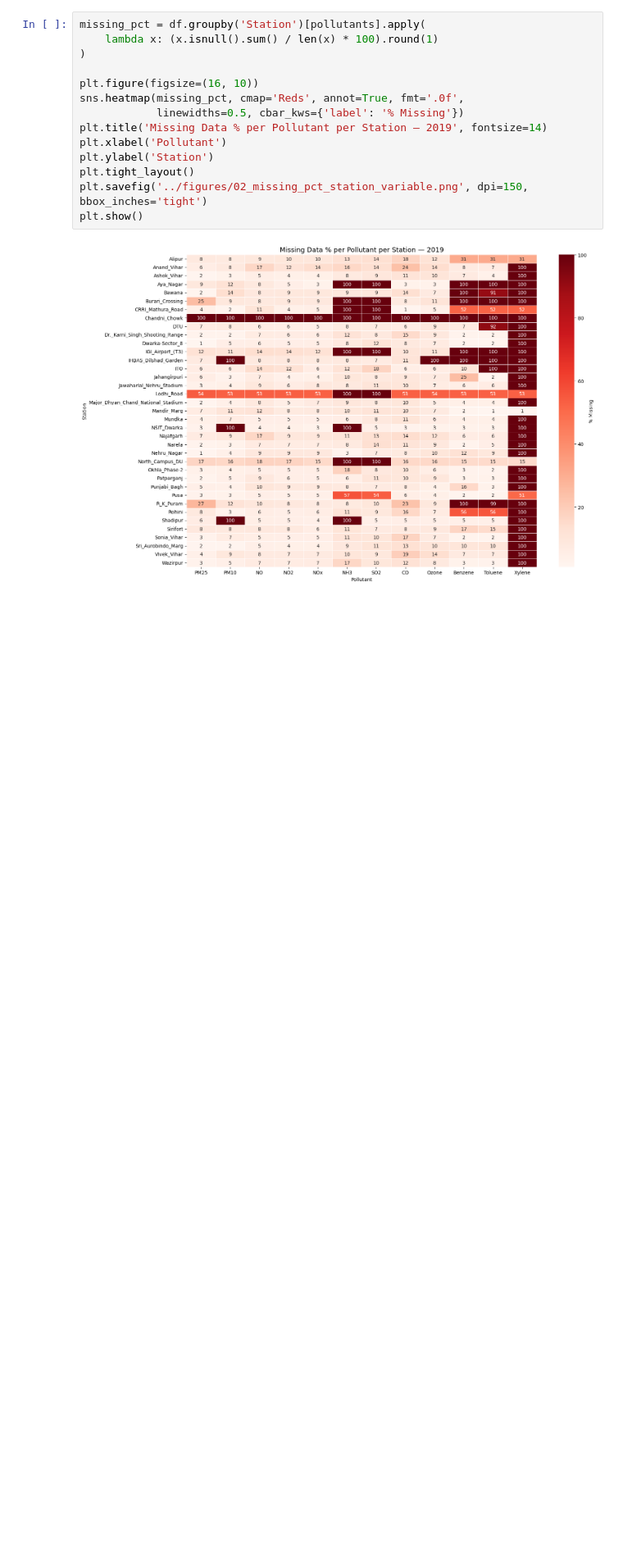
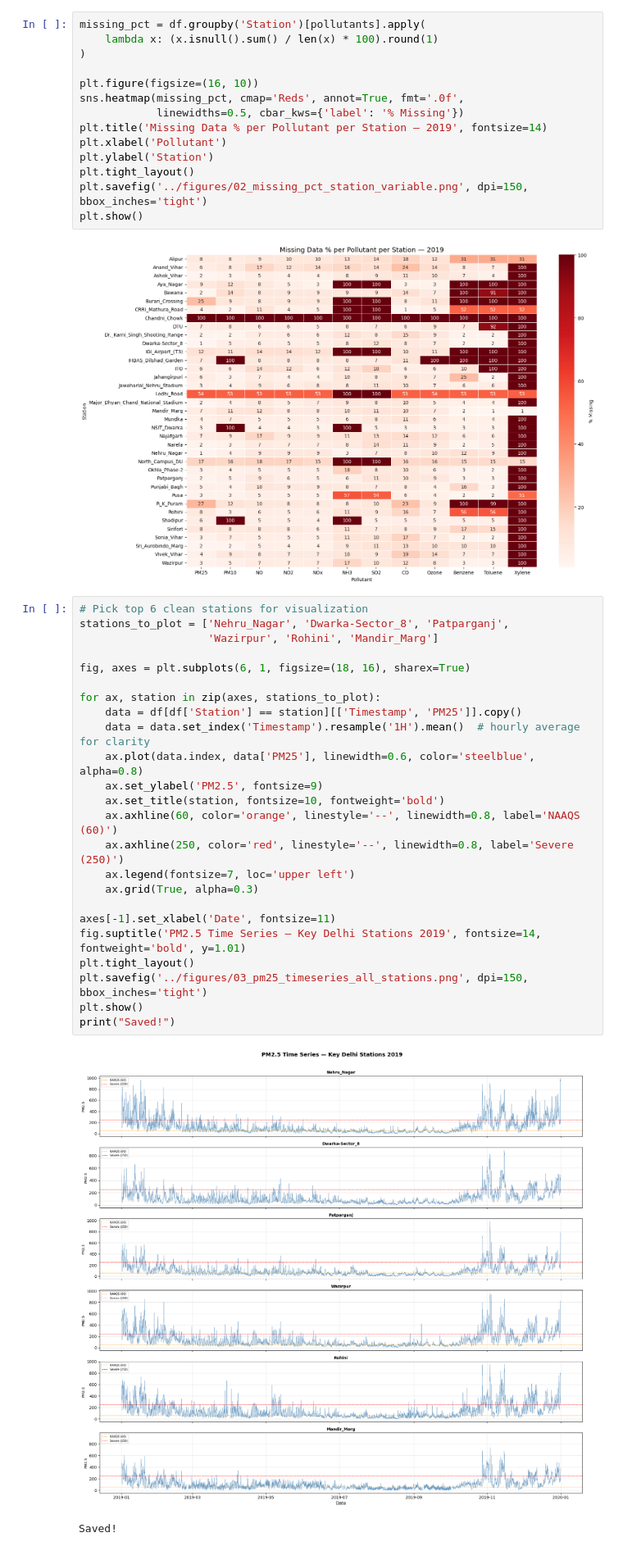
Before and after one commit to Krishna-ctrl1/delhi-aq-analysis, a Jupyter notebook: notebooks/02_eda.ipynb, the cells around one changed output. Shown at 82% size. Saved outputs shown, nothing was run; the diff lists cells and outputs as text; blank space fills up the shorter version.

```diff
--- a/notebooks/02_eda.ipynb
+++ b/notebooks/02_eda.ipynb
@@ -96,3 +96,30 @@ plt.savefig('../figures/02_missing_pct_station_variable.png', dpi=150, bbox_inch
 plt.show()
 # %% [output]
 [figure]
+# %%
+# Pick top 6 clean stations for visualization
+stations_to_plot = ['Nehru_Nagar', 'Dwarka-Sector_8', 'Patparganj',
+                    'Wazirpur', 'Rohini', 'Mandir_Marg']
+
+fig, axes = plt.subplots(6, 1, figsize=(18, 16), sharex=True)
+
+for ax, station in zip(axes, stations_to_plot):
+    data = df[df['Station'] == station][['Timestamp', 'PM25']].copy()
+    data = data.set_index('Timestamp').resample('1H').mean()  # hourly average for clarity
+    ax.plot(data.index, data['PM25'], linewidth=0.6, color='steelblue', alpha=0.8)
+    ax.set_ylabel('PM2.5', fontsize=9)
+    ax.set_title(station, fontsize=10, fontweight='bold')
+    ax.axhline(60, color='orange', linestyle='--', linewidth=0.8, label='NAAQS (60)')
+    ax.axhline(250, color='red', linestyle='--', linewidth=0.8, label='Severe (250)')
+    ax.legend(fontsize=7, loc='upper left')
+    ax.grid(True, alpha=0.3)
+
+axes[-1].set_xlabel('Date', fontsize=11)
+fig.suptitle('PM2.5 Time Series — Key Delhi Stations 2019', fontsize=14, fontweight='bold', y=1.01)
+plt.tight_layout()
+plt.savefig('../figures/03_pm25_timeseries_all_stations.png', dpi=150, bbox_inches='tight')
+plt.show()
+print("Saved!")
+# %% [output]
+[figure, added]
+Saved!
```
Also changed, not shown: parts of 10 cells of this notebook, 11 other files.
